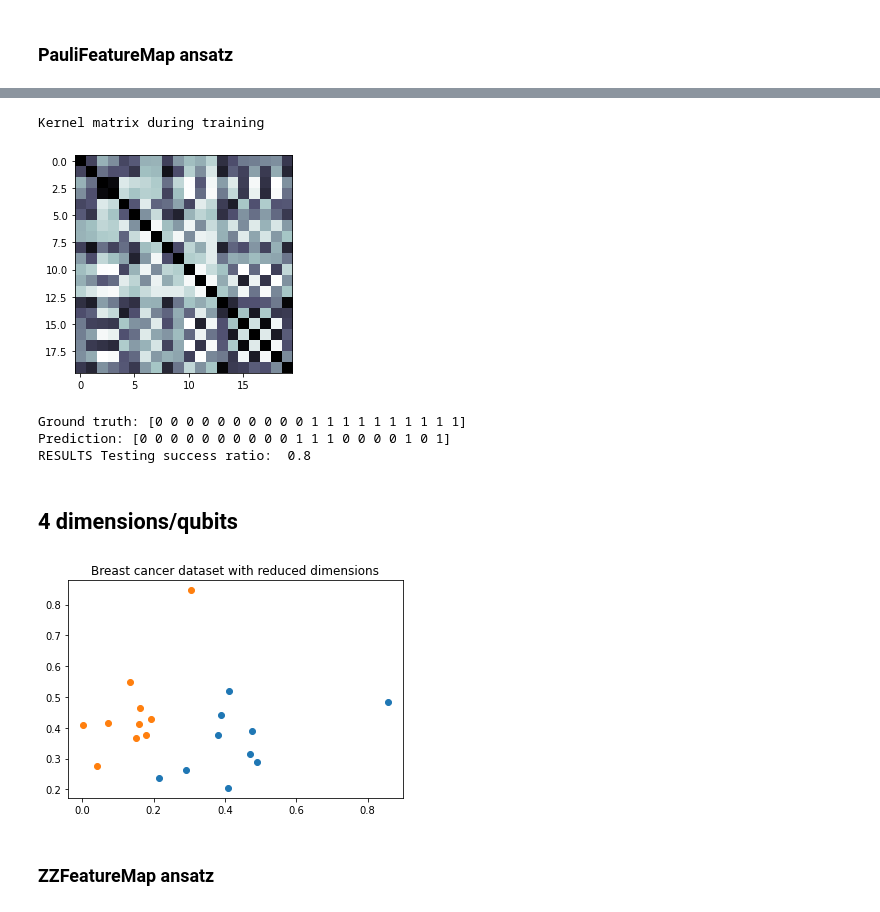
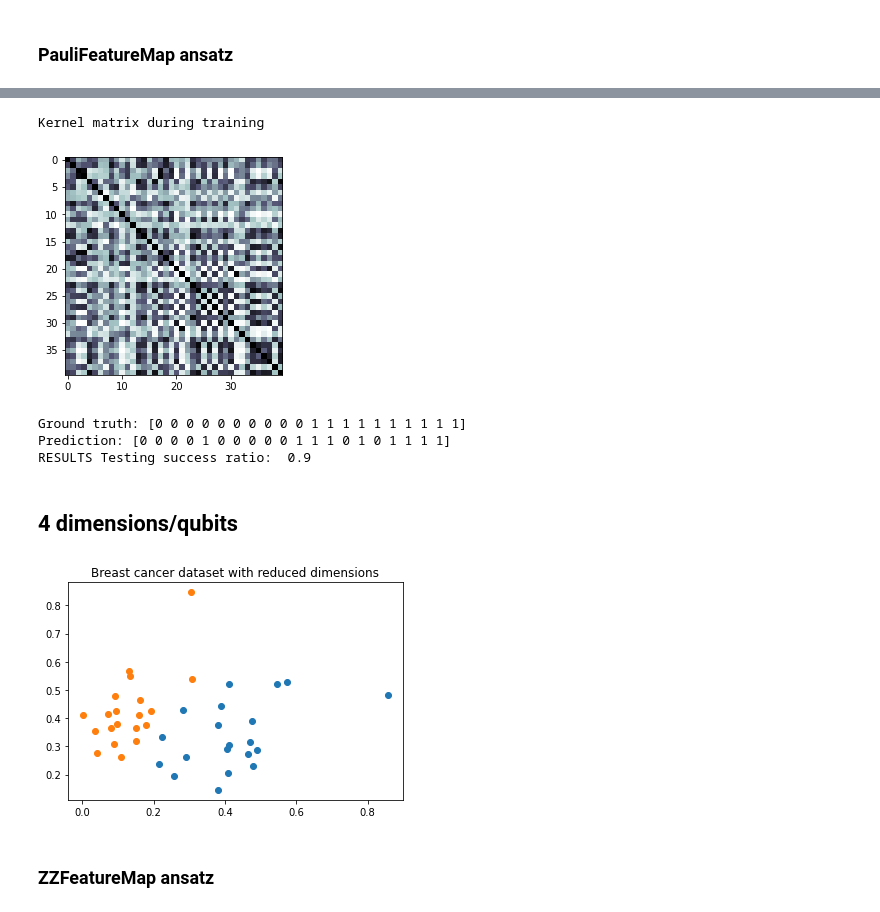
Before and after one commit to Sinestro38/qsvm-breast_cancer, a Jupyter notebook: Quantum Support Vector Machine.ipynb, the cells around one changed output, grey strips where cells are left out. Drawn from its saved outputs; the diff is of its cells as text; code cells hidden in the pictures.

```diff
--- a/Quantum Support Vector Machine.ipynb
+++ b/Quantum Support Vector Machine.ipynb
@@ -44,7 +44,7 @@ pd.DataFrame(data)
 ## 2 dimensions/qubits
 # %%
 dim = 2
-training_dataset_size = 10
+training_dataset_size = 20
 testing_dataset_size = 10
 
 class_labels = ["A", "B"]
@@ -199,7 +203,7 @@ RESULTS Testing success ratio:  0.9
 ## 3 dimensions/qubits
 # %%
 dim = 3
-training_dataset_size = 10
+training_dataset_size = 20
 testing_dataset_size = 10
 
 class_labels = ["A", "B"]
@@ -355,7 +359,7 @@ img = plt.imshow(np.asmatrix(kernel_mat), origin='upper', interpolation='nearest
 plt.show()
 # %% [output]
 Kernel matrix during training
-[figure, old version]
+[figure, new version]
 # %%
 predicted_labels = svm.predict(datapoints[0])
 predicted_classes = map_label_to_class_name(predicted_labels, svm.label_to_class)
@@ -364,13 +368,13 @@ print(f"Prediction: {predicted_labels}")
 print("RESULTS Testing success ratio: ", result['testing_accuracy'])
 # %% [output]
 Ground truth: [0 0 0 0 0 0 0 0 0 0 1 1 1 1 1 1 1 1 1 1]
-Prediction: [0 0 0 0 0 0 0 0 0 0 1 1 1 0 0 0 0 1 0 1]
-RESULTS Testing success ratio:  0.8
+Prediction: [0 0 0 0 1 0 0 0 0 0 1 1 1 0 1 0 1 1 1 1]
+RESULTS Testing success ratio:  0.9
 # %% [markdown]
 ## 4 dimensions/qubits
 # %%
 dim = 4
-training_dataset_size = 10
+training_dataset_size = 20
 testing_dataset_size = 10
 
 class_labels = ["A", "B"]
@@ -381,34 +385,34 @@ std = StandardScaler()
 std.fit(sample_train)
 sample_train = std.transform(sample_train)
 sample_test = std.transform(sample_test)
 
 # Using PCA to reduce no. of dimensions to 2 to match number of qubits
 pca = PCA(dim)
 pca.fit(sample_train)
 sample_train = pca.transform(sample_train)
 sample_test = pca.transform(sample_test)
 
 # Scaling data to range from -1 to 1
 minmax = MinMaxScaler()
 minmax = minmax.fit(sample_train)
 sample_train = minmax.transform(sample_train)
 sample_test = minmax.transform(sample_test)
 
 # Setting dataset size to number of training_dataset_size
 training_input = {key: (sample_train[label_train == k, :])[:training_dataset_size] for k, key in enumerate(class_labels)}
 test_input = {key: (sample_test[label_test == k, :])[:testing_dataset_size] for k, key in enumerate(class_labels)}
 
 # Plotting data
 for k in range(0, 2):
     plt.scatter(sample_train[label_train == k, 0][:training_dataset_size],
                 sample_train[label_train == k, 1][:training_dataset_size])
 
 plt.title("Breast cancer dataset with reduced dimensions")
 plt.show()
 
 datapoints, class_to_label = split_dataset_to_data_and_labels(test_input)
 # %% [output]
-[figure, old version]
+[figure, new version]
 # %% [markdown]
 ### ZZFeatureMap ansatz
 # %%
```
Also changed, not shown: parts of 39 cells of this notebook.
